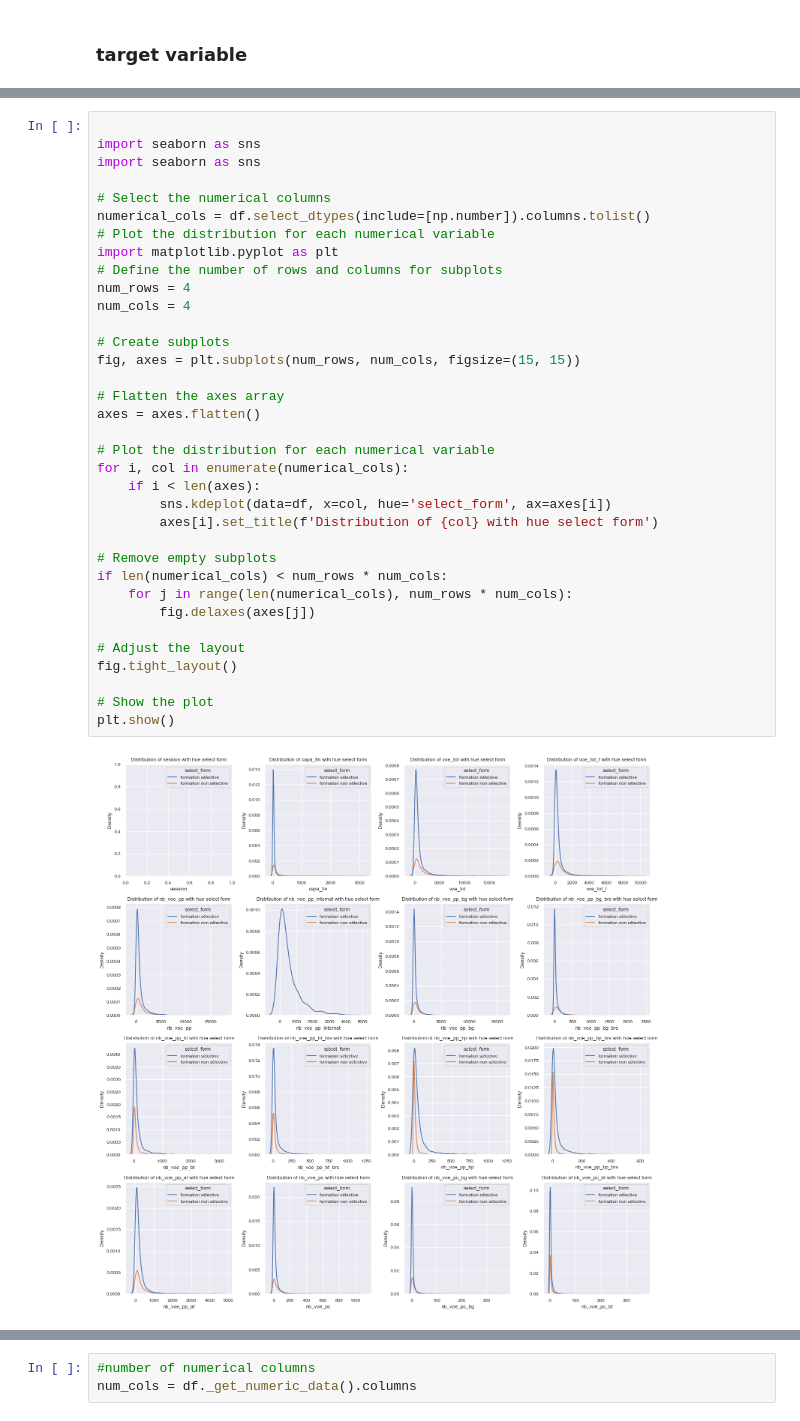
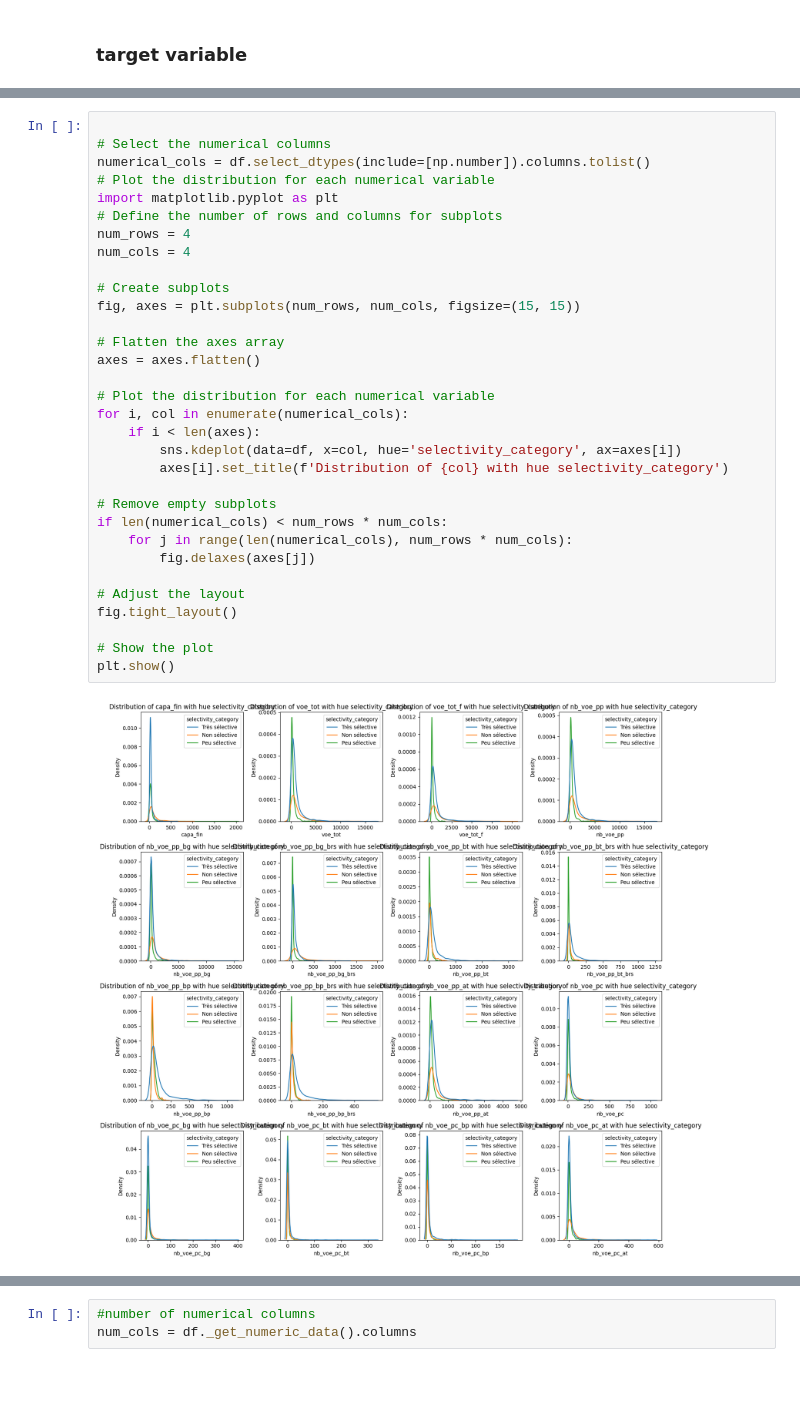
Before and after one commit to HaythamBorchani/datacamp_porject, a Jupyter notebook: starting_kit_selectivity_.ipynb, the cells around one changed output, grey strips where cells are left out. Drawn from its saved outputs; the diff is of its cells as text; blank space fills up the shorter version.

```diff
--- a/starting_kit_selectivity_.ipynb
+++ b/starting_kit_selectivity_.ipynb
@@ -135,38 +180,35 @@ msno.bar(df)
 # %%
-
-import seaborn as sns
-import seaborn as sns
 
 # Select the numerical columns
 numerical_cols = df.select_dtypes(include=[np.number]).columns.tolist()
 # Plot the distribution for each numerical variable
 import matplotlib.pyplot as plt
 # Define the number of rows and columns for subplots
 num_rows = 4
 num_cols = 4
 
 # Create subplots
 fig, axes = plt.subplots(num_rows, num_cols, figsize=(15, 15))
 
 # Flatten the axes array
 axes = axes.flatten()
 
 # Plot the distribution for each numerical variable
 for i, col in enumerate(numerical_cols):
     if i < len(axes):
-        sns.kdeplot(data=df, x=col, hue='select_form', ax=axes[i])
-        axes[i].set_title(f'Distribution of {col} with hue select form')
+        sns.kdeplot(data=df, x=col, hue='selectivity_category', ax=axes[i])
+        axes[i].set_title(f'Distribution of {col} with hue selectivity_category')
 
 # Remove empty subplots
 if len(numerical_cols) < num_rows * num_cols:
     for j in range(len(numerical_cols), num_rows * num_cols):
         fig.delaxes(axes[j])
 
 # Adjust the layout
 fig.tight_layout()
 
 # Show the plot
 plt.show()
 # %% [output]
-[figure, old version]
+[figure, new version]
 # %%
```
Also changed, not shown: parts of 26 cells of this notebook.
